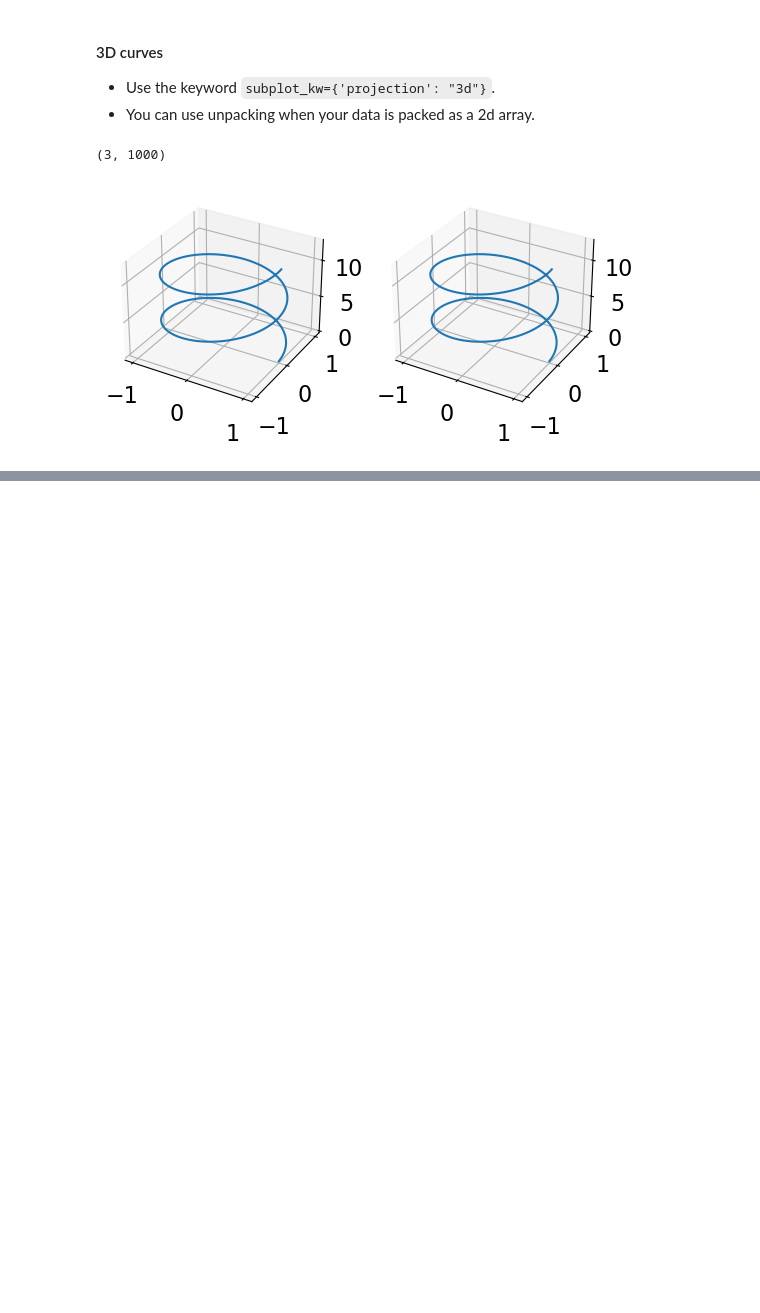
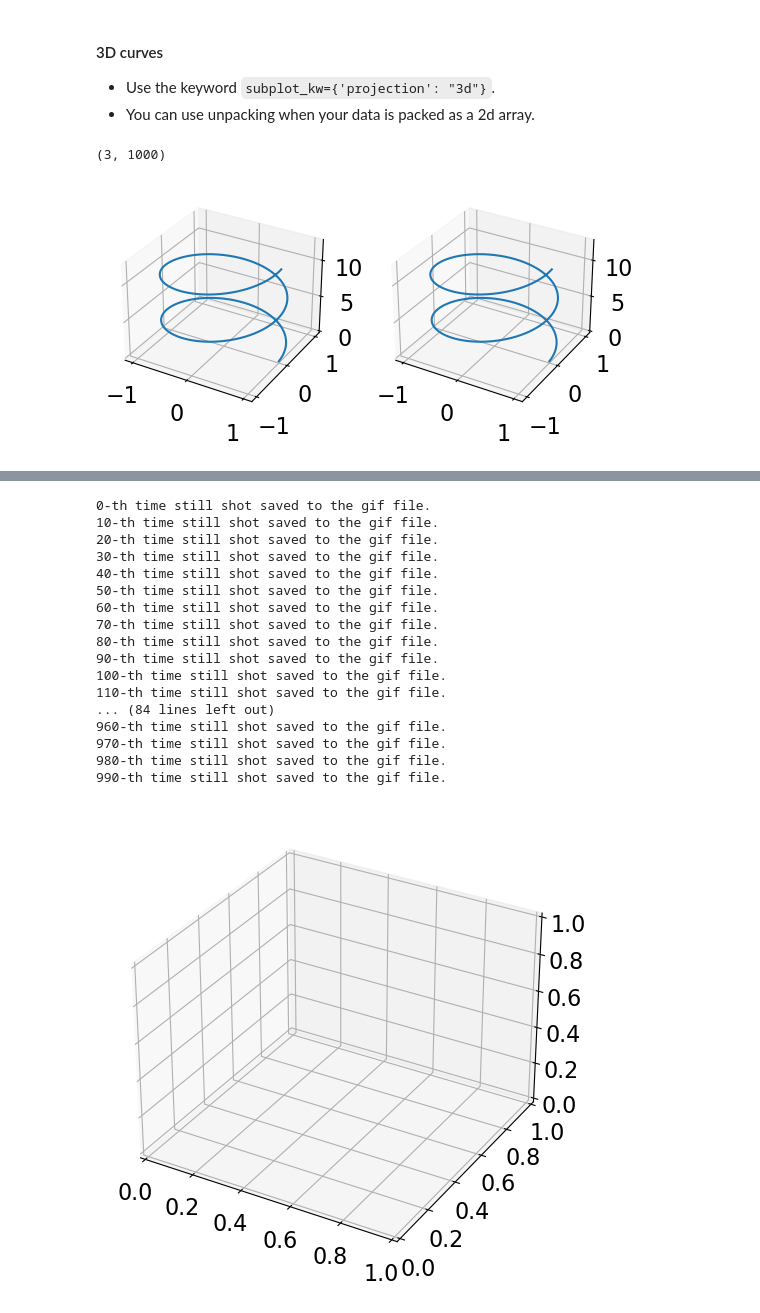
Before and after one commit to jhparkyb/NumAnalNotes_Pub, a Jupyter notebook: computations/matplotlib_minimum.ipynb, the cells around one changed output, grey strips where cells are left out. Saved outputs shown, nothing was run; the diff lists cells and outputs as text; code cells hidden in the pictures; blank space fills up the shorter version.

Commit message:
Making animation added to matplotlib_minimum

```diff
--- a/computations/matplotlib_minimum.ipynb
+++ b/computations/matplotlib_minimum.ipynb
@@ -285,0 +302,69 @@ plt.show()
+# %%
+"""This example saves a gif file of a 3d curve.
+Assumption: X is a 3 by KK array that has already been computed by the main computation block, where KK is the number of time grid points that is greater than `tot_frames`.
+"""
+# import PillowWriter (a movie writer class)
+from matplotlib.animation import PillowWriter
+
+# create a writer instance (fps: frames per second)
+writer = PillowWriter(fps=15)
+
+# create a figure and an axes object
+fig, ax = plt.subplots(layout="constrained", subplot_kw={'projection': "3d"})
+
+# set the total number of frames and compute jump (# of time grid points to jump to the next frame)
+tot_frames = 100
+KK = X.shape[1]
+jmp_frames = int(KK/tot_frames)
+
+# Find good limits of the axes; otherwise, the gif file will be very shaky.
+xlim = (min(X[0]), max(X[0]))
+ylim = (min(X[1]), max(X[1]))
+zlim = (min(X[2]), max(X[2]))
+
+# write each frame to the file; dpi (100) can be adjusted
+with writer.saving(fig, "exp3d.gif", 100):
+    for j in range(KK):
+        if j%jmp_frames == 0:
+            # console message about the progress
+            print(f"{j}-th time still shot saved to the gif file.")
+
+            # prepare a still shot by plotting the current frame
+            ax.plot(*X[:,:j], lw=0.5)
+            ax.set_xlim(xlim)
+            ax.set_ylim(ylim)
+            ax.set_zlim(zlim)
+
+            # save the still shot to the gif file; it automatically grabs from the current figure
+            writer.grab_frame()
+
+            # clear the axes object for the next still shot
+            plt.cla()
+
+# (If this is run in Google Colab) download the gif file from colab
+try:
+    from google.colab import files
+    files.download("exp3d.gif")
+except:
+    pass
+
+print("A gif file saved to the current directory, \nor downloaded to your local machine if this is run in Google Colab.")
+# %% [output]
+0-th time still shot saved to the gif file.
+10-th time still shot saved to the gif file.
+20-th time still shot saved to the gif file.
+30-th time still shot saved to the gif file.
+40-th time still shot saved to the gif file.
+50-th time still shot saved to the gif file.
+60-th time still shot saved to the gif file.
+70-th time still shot saved to the gif file.
+80-th time still shot saved to the gif file.
+90-th time still shot saved to the gif file.
+100-th time still shot saved to the gif file.
+110-th time still shot saved to the gif file.
+... (84 lines left out)
+960-th time still shot saved to the gif file.
+970-th time still shot saved to the gif file.
+980-th time still shot saved to the gif file.
+990-th time still shot saved to the gif file.
+[figure, added]
```
Also changed, not shown: parts of 1 cell of this notebook, 4 other files.
